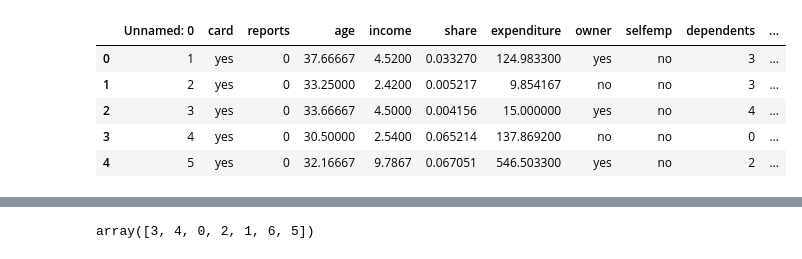
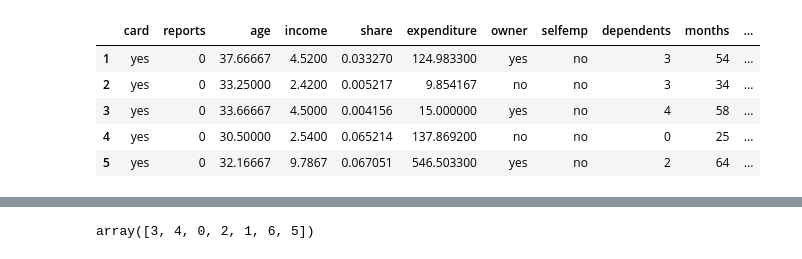
Before and after one commit to bibek376/Deep_Learning, a Jupyter notebook: Credit_Card.ipynb, the cells around one changed output, grey strips where cells are left out. Saved outputs shown, nothing was run; the diff lists cells and outputs as text; code cells hidden in the pictures.

```diff
--- a/Credit_Card.ipynb
+++ b/Credit_Card.ipynb
@@ -3,13 +3,16 @@ import pandas as pd
 import numpy as np
 import seaborn as sns
 import matplotlib.pyplot as plt
+import warnings
+warnings.filterwarnings('ignore')
+pd.pandas.set_option('display.max_columns',0)
 # %%
-data=pd.read_csv('CreditCard.csv')
+data=pd.read_csv('CreditCard.csv',index_col=0)
 data.head()
 # %% [output]
-|  | Unnamed: 0 | card | reports | age | income | share | expenditure | owner | selfemp | dependents | ... |
-| 0 | 1 | yes | 0 | 37.66667 | 4.5200 | 0.033270 | 124.983300 | yes | no | 3 | ... |
-| 1 | 2 | yes | 0 | 33.25000 | 2.4200 | 0.005217 | 9.854167 | no | no | 3 | ... |
-| 2 | 3 | yes | 0 | 33.66667 | 4.5000 | 0.004156 | 15.000000 | yes | no | 4 | ... |
-| 3 | 4 | yes | 0 | 30.50000 | 2.5400 | 0.065214 | 137.869200 | no | no | 0 | ... |
-| 4 | 5 | yes | 0 | 32.16667 | 9.7867 | 0.067051 | 546.503300 | yes | no | 2 | ... |
+|  | card | reports | age | income | share | expenditure | owner | selfemp | dependents | months | ... |
+| 1 | yes | 0 | 37.66667 | 4.5200 | 0.033270 | 124.983300 | yes | no | 3 | 54 | ... |
+| 2 | yes | 0 | 33.25000 | 2.4200 | 0.005217 | 9.854167 | no | no | 3 | 34 | ... |
+| 3 | yes | 0 | 33.66667 | 4.5000 | 0.004156 | 15.000000 | yes | no | 4 | 58 | ... |
+| 4 | yes | 0 | 30.50000 | 2.5400 | 0.065214 | 137.869200 | no | no | 0 | 25 | ... |
+| 5 | yes | 0 | 32.16667 | 9.7867 | 0.067051 | 546.503300 | yes | no | 2 | 64 | ... |
```
Also changed, not shown: parts of 9 cells of this notebook, 16 other files.
